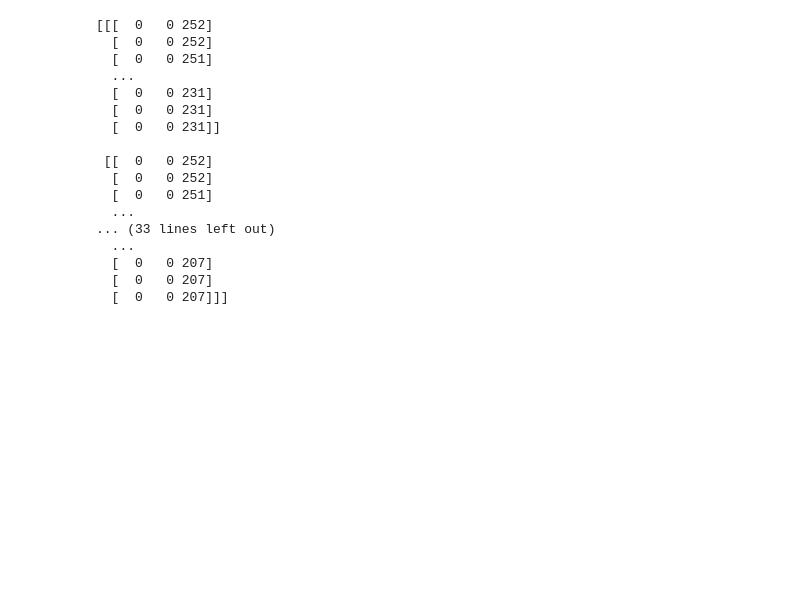
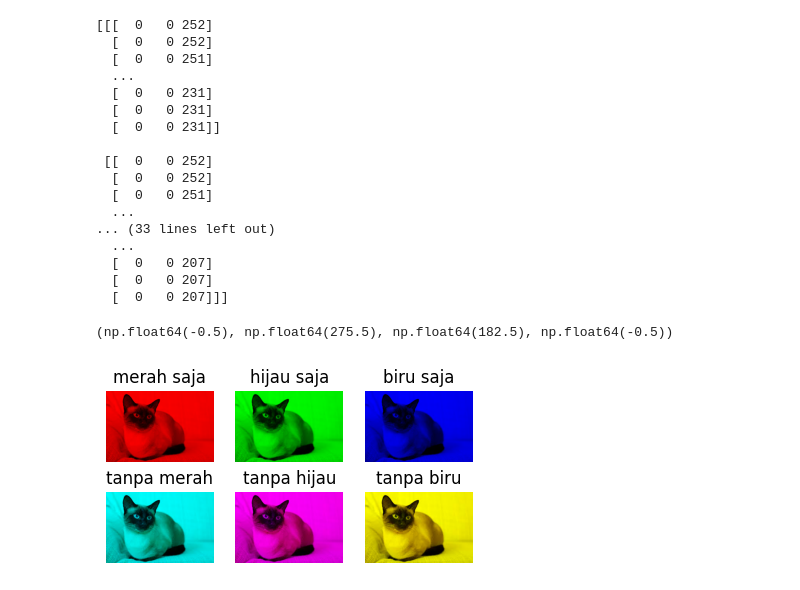
Before and after one commit to CatC0de1/pengolahan-citra-digital, a Jupyter notebook: tugasEx1/tugasEx1.ipynb, the cells around one changed output. Saved outputs shown, nothing was run; the diff lists cells and outputs as text; code cells hidden in the pictures; blank space fills up the shorter version.

```diff
--- a/tugasEx1/tugasEx1.ipynb
+++ b/tugasEx1/tugasEx1.ipynb
@@ -133,3 +133,36 @@ print(image_blue_only_matrik)
   [  0   0 207]
   [  0   0 207]
   [  0   0 207]]]
+# %%
+plt.subplot(2, 4, 2)
+plt.imshow(image_red_only)
+plt.title("merah saja")
+plt.axis("off")
+
+plt.subplot(2, 4, 3)
+plt.imshow(image_green_only)
+plt.title("hijau saja")
+plt.axis("off")
+
+plt.subplot(2, 4, 4)
+plt.imshow(image_blue_only)
+plt.title("biru saja")
+plt.axis("off")
+
+plt.subplot(1, 4, 2)
+plt.imshow(image_no_red)
+plt.title("tanpa merah")
+plt.axis("off")
+
+plt.subplot(1, 4, 3)
+plt.imshow(image_no_green)
+plt.title("tanpa hijau")
+plt.axis("off")
+
+plt.subplot(1, 4, 4)
+plt.imshow(image_no_blue)
+plt.title("tanpa biru")
+plt.axis("off")
+# %% [output]
+(np.float64(-0.5), np.float64(275.5), np.float64(182.5), np.float64(-0.5))
+[figure, added]
```
Also changed, not shown: 5 other files.
